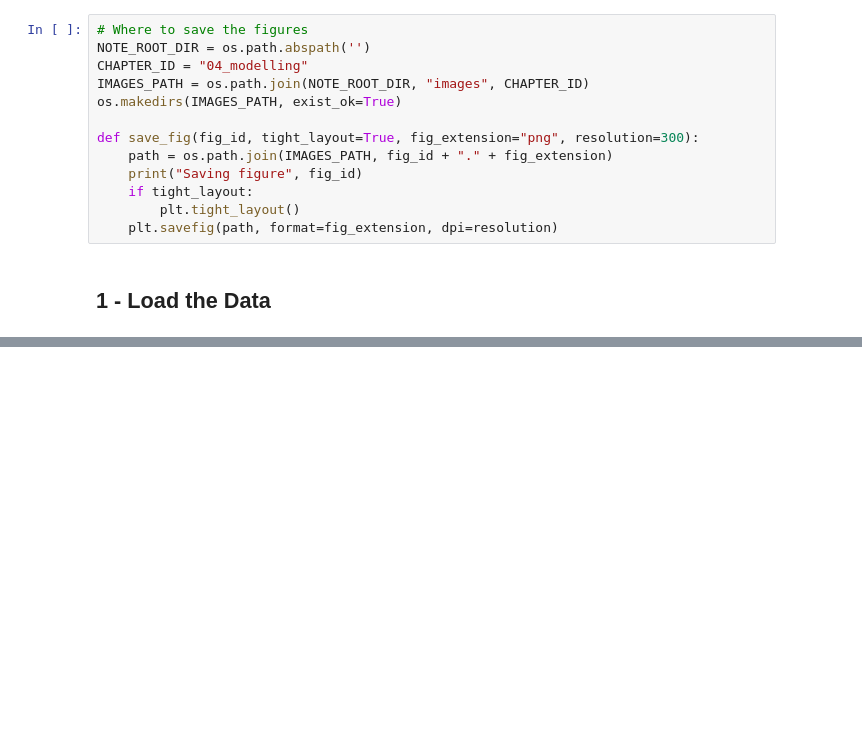
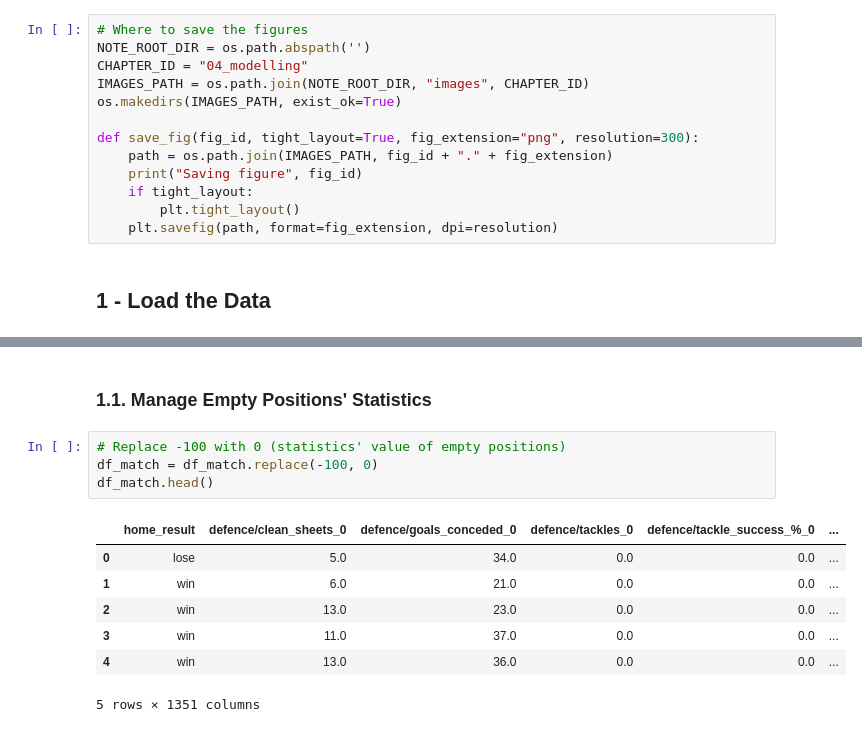
Before and after one commit to minhngt62/ds-epl-matches, a Jupyter notebook: notebooks/04_modelling.ipynb, the cells around one changed output, grey strips where cells are left out. Cells and saved outputs as stored; diff of their text form; blank space fills up the shorter version.

```diff
--- a/notebooks/04_modelling.ipynb
+++ b/notebooks/04_modelling.ipynb
@@ -58,0 +60,14 @@ df_match.head()
+# %% [markdown]
+### 1.1. Manage Empty Positions' Statistics
+# %%
+# Replace -100 with 0 (statistics' value of empty positions)
+df_match = df_match.replace(-100, 0)
+df_match.head()
+# %% [output]
+|  | home_result | defence/clean_sheets_0 | defence/goals_conceded_0 | defence/tackles_0 | defence/tackle_success_%_0 | ... |
+| 0 | lose | 5.0 | 34.0 | 0.0 | 0.0 | ... |
+| 1 | win | 6.0 | 21.0 | 0.0 | 0.0 | ... |
+| 2 | win | 13.0 | 23.0 | 0.0 | 0.0 | ... |
+| 3 | win | 11.0 | 37.0 | 0.0 | 0.0 | ... |
+| 4 | win | 13.0 | 36.0 | 0.0 | 0.0 | ... |
+5 rows × 1351 columns
```
Also changed, not shown: parts of 23 cells of this notebook.
